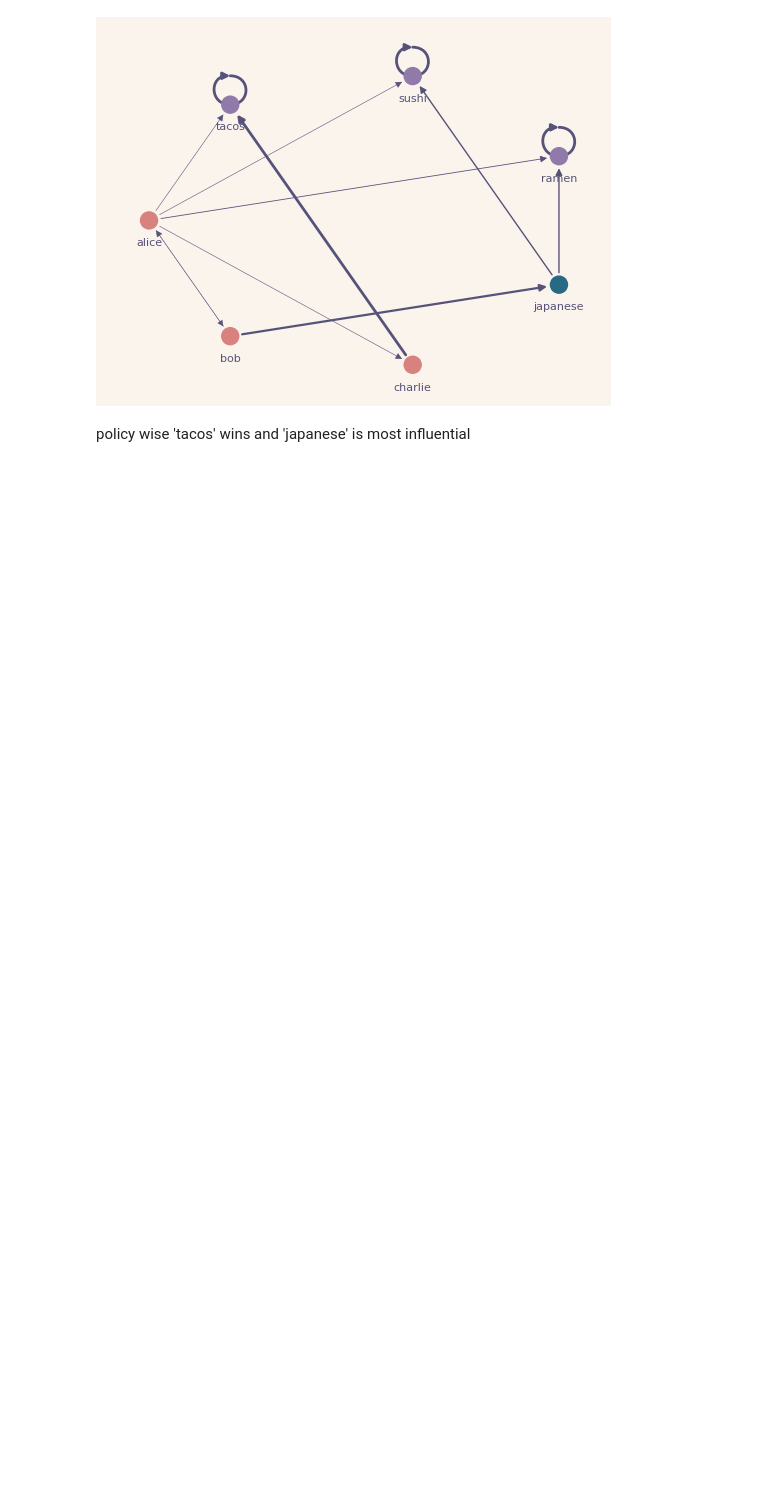
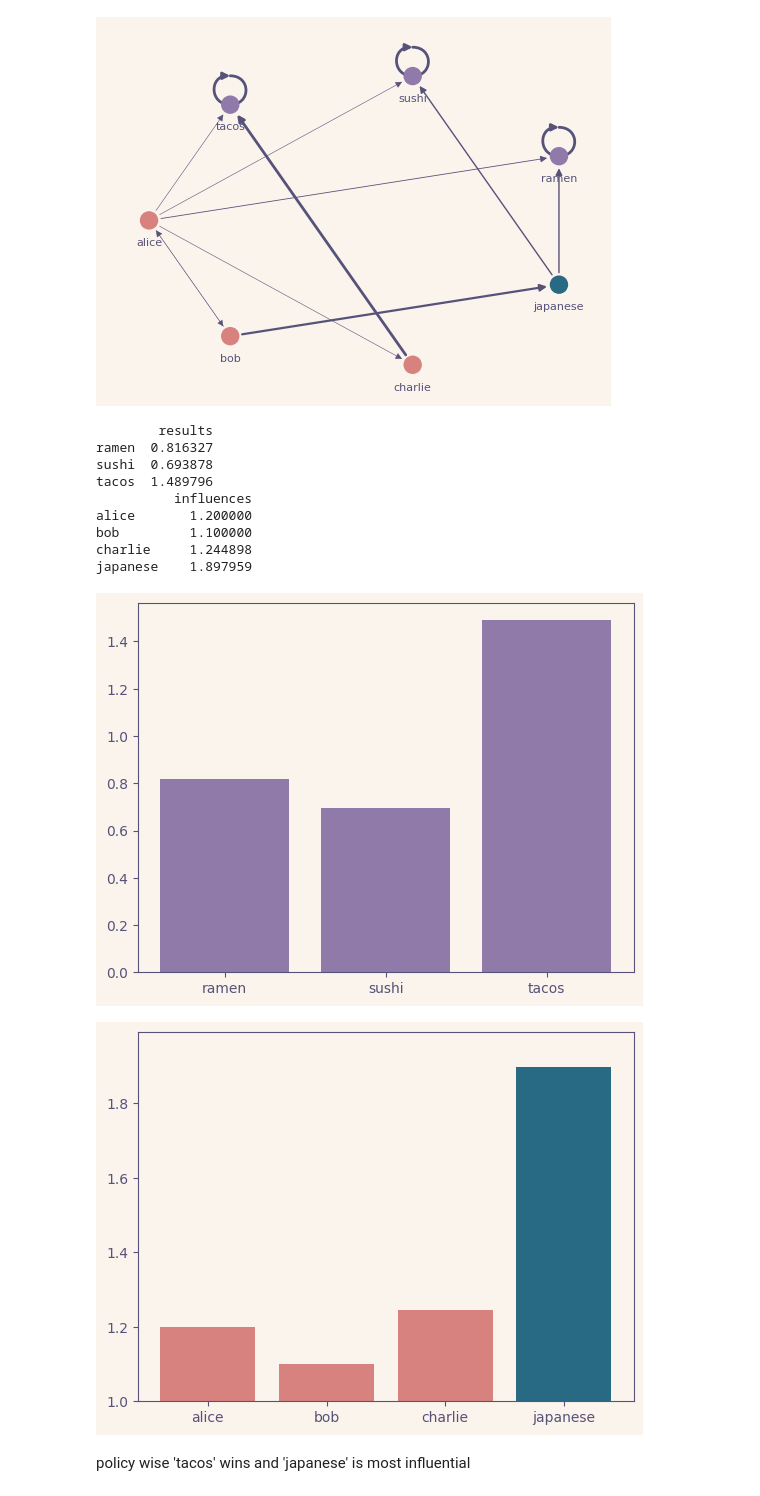
Before and after one commit to yasushisakai/liquid_democracy_colab, a Jupyter notebook: liquid_democracy.ipynb, the cells around one changed output. Cells and saved outputs as stored; diff of their text form; code cells hidden in the pictures; blank space fills up the shorter version.

Commit message:
minor: painting bar charts and reordering

```diff
--- a/liquid_democracy.ipynb
+++ b/liquid_democracy.ipynb
@@ -105,4 +54,65 @@ plt.show()
 # %% [output]
 [figure]
+# %%
+# spinning the matrix
+
+v = pd.DataFrame(data = votes).to_numpy()
+a = np.eye(len(votes))
+influence = np.eye(len(votes))
+
+for i in range(100):
+    a = np.dot(v, a)
+    influence += a
+
+sub = a[np.ix_(range(num_delegates+num_intermediaries, len(votes)), range(0, num_delegates))]
+results = np.sum(sub, axis = 1)
+results_df = pd.DataFrame(data=results, index=['ramen', 'sushi', 'tacos'], columns=['results'])
+
+print(results_df)
+
+sub = influence[np.ix_(range(0, num_delegates+num_intermediaries), range(0, num_delegates+num_intermediaries))]
+influences = np.sum(sub, axis = 1) / sub.diagonal()
+influences_df = pd.DataFrame(data=influences, index=['alice', 'bob', 'charlie', 'japanese'], columns=['influences'])
+print(influences_df)
+
+# plotting
+base='#575279'
+
+fig, ax = plt.subplots()
+fig.set_facecolor('#faf4ed')
+# results_df.plot(kind='bar', ax=ax, color='#907aa9')
+plt.bar(['ramen','sushi','tacos'], results, color='#907aa9')
+ax.set_facecolor('#faf4ed')
+[s.set_color(base) for s in list(ax.spines.values())]
+ax.xaxis.label.set_color(base)
+ax.yaxis.label.set_color(base)
+ax.tick_params(axis='x', colors=base)
+ax.tick_params(axis='y', colors=base)
+fig.show()
+
+fig, ax = plt.subplots()
+colors=['#d7827e'] * num_delegates + ['#286983'] * num_intermediaries
+fig.set_facecolor('#faf4ed')
+plt.bar(['alice','bob','charlie','japanese'], influences, color=colors)
+ax.set_facecolor('#faf4ed')
+[s.set_color(base) for s in list(ax.spines.values())]
+ax.xaxis.label.set_color(base)
+ax.yaxis.label.set_color(base)
+ax.tick_params(axis='x', colors=base)
+ax.tick_params(axis='y', colors=base)
+plt.ylim((1.0, None))
+fig.show()
+# %% [output]
+        results
+ramen  0.816327
+sushi  0.693878
+tacos  1.489796
+          influences
+alice       1.200000
+bob         1.100000
+charlie     1.244898
+japanese    1.897959
+[figure, added]
+[figure, added]
 # %% [markdown]
 policy wise 'tacos' wins and 'japanese' is most influential
```
Also changed, not shown: parts of 2 cells of this notebook.
